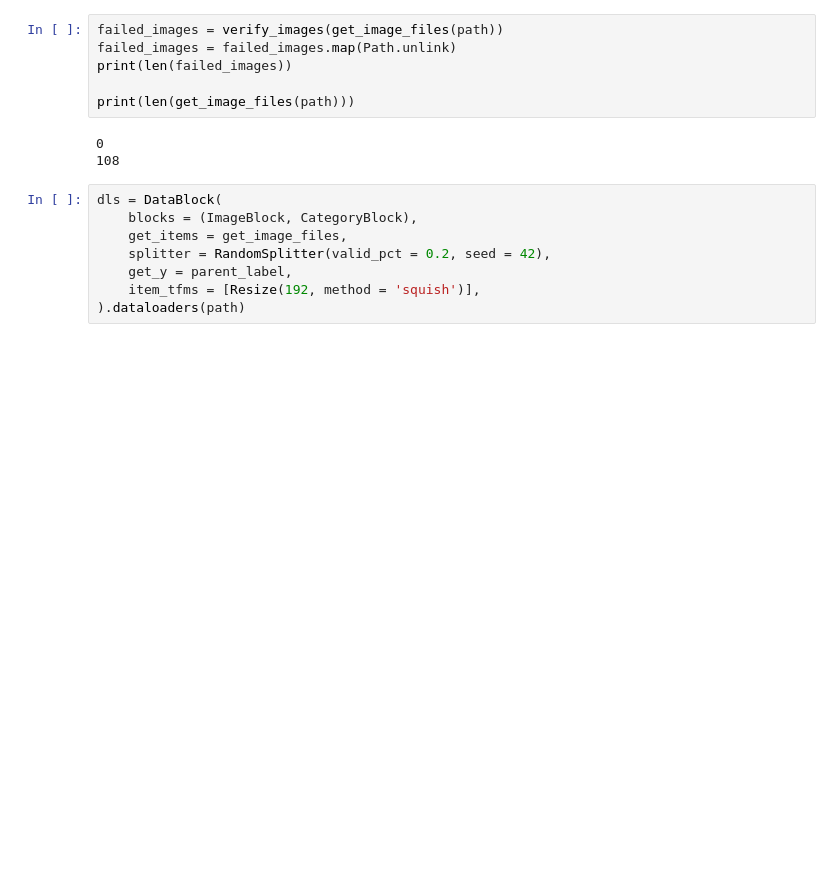
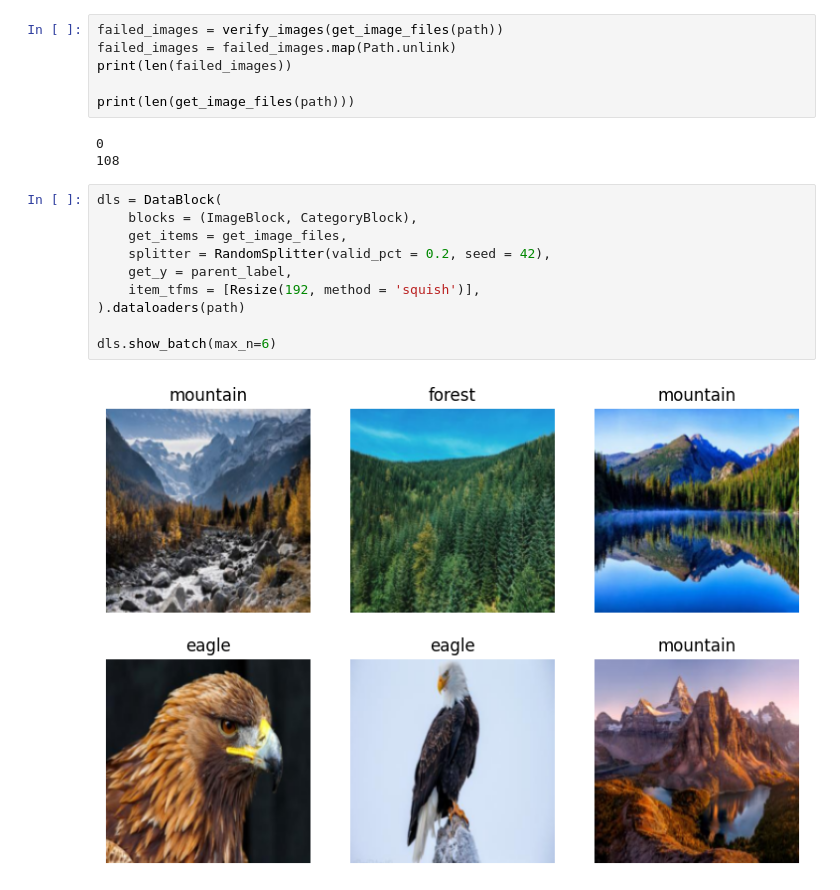
Before and after one commit to Akshad135/eagle_classification, a Jupyter notebook: basic_classification.ipynb, the cells around one changed output. Drawn from its saved outputs; the diff is of its cells as text; blank space fills up the shorter version.

```diff
--- a/basic_classification.ipynb
+++ b/basic_classification.ipynb
@@ -67,10 +71,14 @@ print(len(get_image_files(path)))
 # %%
 dls = DataBlock(
     blocks = (ImageBlock, CategoryBlock),
     get_items = get_image_files,
     splitter = RandomSplitter(valid_pct = 0.2, seed = 42),
     get_y = parent_label,
     item_tfms = [Resize(192, method = 'squish')],
 ).dataloaders(path)
+
+dls.show_batch(max_n=6)
+# %% [output]
+[figure, added]
 # %%
 learn = vision_learner(dls, resnet18, metrics=error_rate)
```
Also changed, not shown: parts of 5 cells of this notebook.
